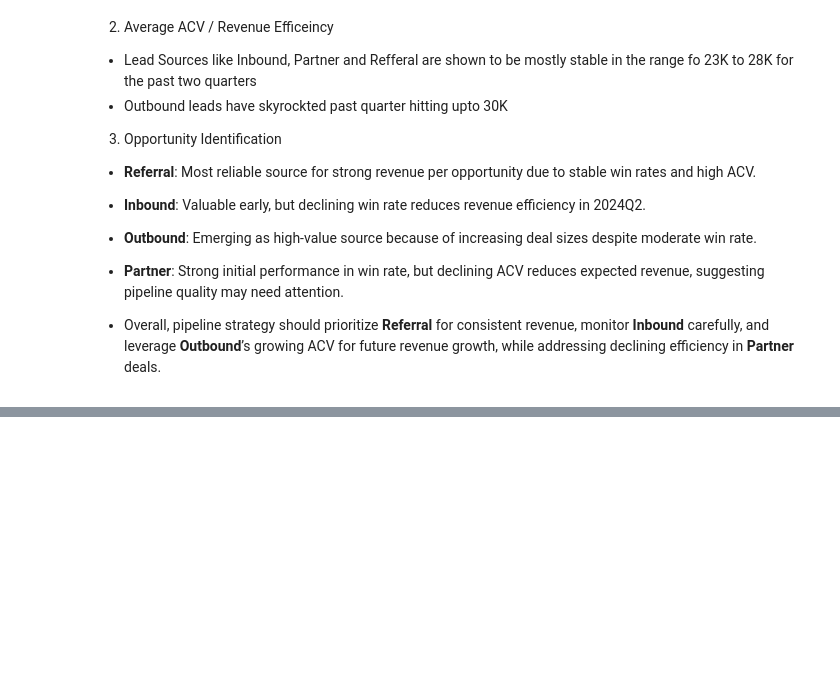
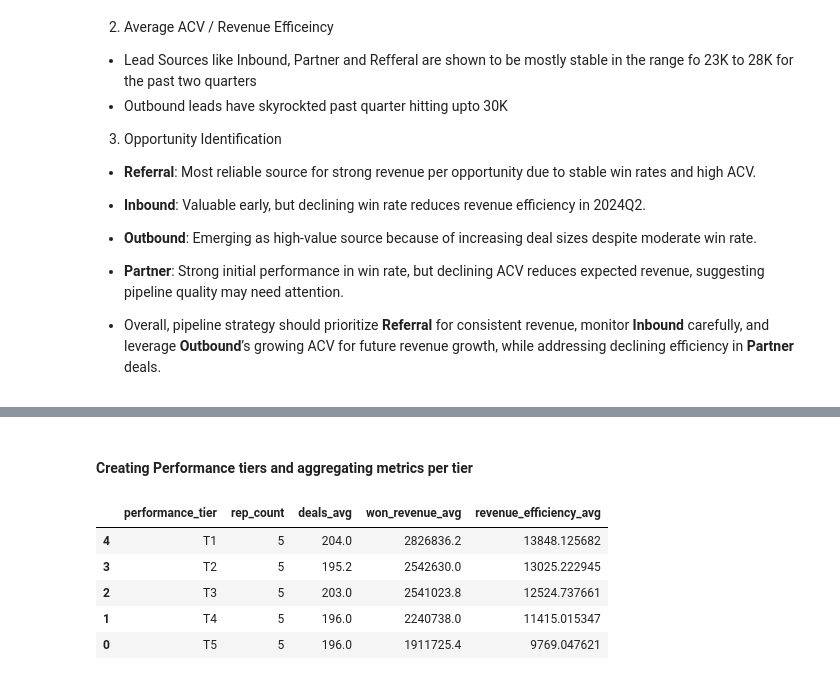
Before and after one commit to ShubhPundir/SkyGeni-Task, a Jupyter notebook: eda.ipynb, the cells around one changed output, grey strips where cells are left out. Drawn from its saved outputs; the diff is of its cells as text; code cells hidden in the pictures; blank space fills up the shorter version.

```diff
--- a/eda.ipynb
+++ b/eda.ipynb
@@ -823,0 +734,15 @@ df
+# %%
+rep_efficiency = (
+    df.groupby("sales_rep_id")
+      .agg(
+          deals=("deal_id", "count"),
+          won_revenue=("deal_amount", lambda x: x[df.loc[x.index, "is_won"] == 1].sum())
+      )
+      .reset_index()
+)
+
+rep_efficiency["revenue_efficiency"] = (
+    rep_efficiency["won_revenue"] / rep_efficiency["deals"]
+)
+
+rep_efficiency.sort_values("revenue_efficiency", ascending=False).head()
@@ -823,0 +756,29 @@ df
+# %% [markdown]
+#### Creating Performance tiers and aggregating metrics per tier
+# %%
+# Bucket revenue efficiency into 5 quantiles
+rep_efficiency["performance_tier"] = pd.qcut(
+    rep_efficiency["revenue_efficiency"],
+    5,
+    labels=["T5", "T4", "T3", "T2", "T1"]  # T1 = top tier
+)
+tier_summary = rep_efficiency.groupby("performance_tier").agg(
+    rep_count=('sales_rep_id', 'count'),
+    deals_avg=("deals", "mean"),
+    won_revenue_avg=("won_revenue", "mean"),
+    revenue_efficiency_avg=("revenue_efficiency", "mean")
+).reset_index()
+
+# Sort tiers so T1 is at the top
+tier_summary["performance_tier"] = pd.Categorical(
+    tier_summary["performance_tier"], categories=["T1","T2","T3","T4","T5"], ordered=True
+)
+tier_summary = tier_summary.sort_values("performance_tier")
+tier_summary
+# %% [output]
+|  | performance_tier | rep_count | deals_avg | won_revenue_avg | revenue_efficiency_avg |
+| 4 | T1 | 5 | 204.0 | 2826836.2 | 13848.125682 |
+| 3 | T2 | 5 | 195.2 | 2542630.0 | 13025.222945 |
+| 2 | T3 | 5 | 203.0 | 2541023.8 | 12524.737661 |
+| 1 | T4 | 5 | 196.0 | 2240738.0 | 11415.015347 |
+| 0 | T5 | 5 | 196.0 | 1911725.4 | 9769.047621 |
```
Also changed, not shown: parts of 24 cells of this notebook.
